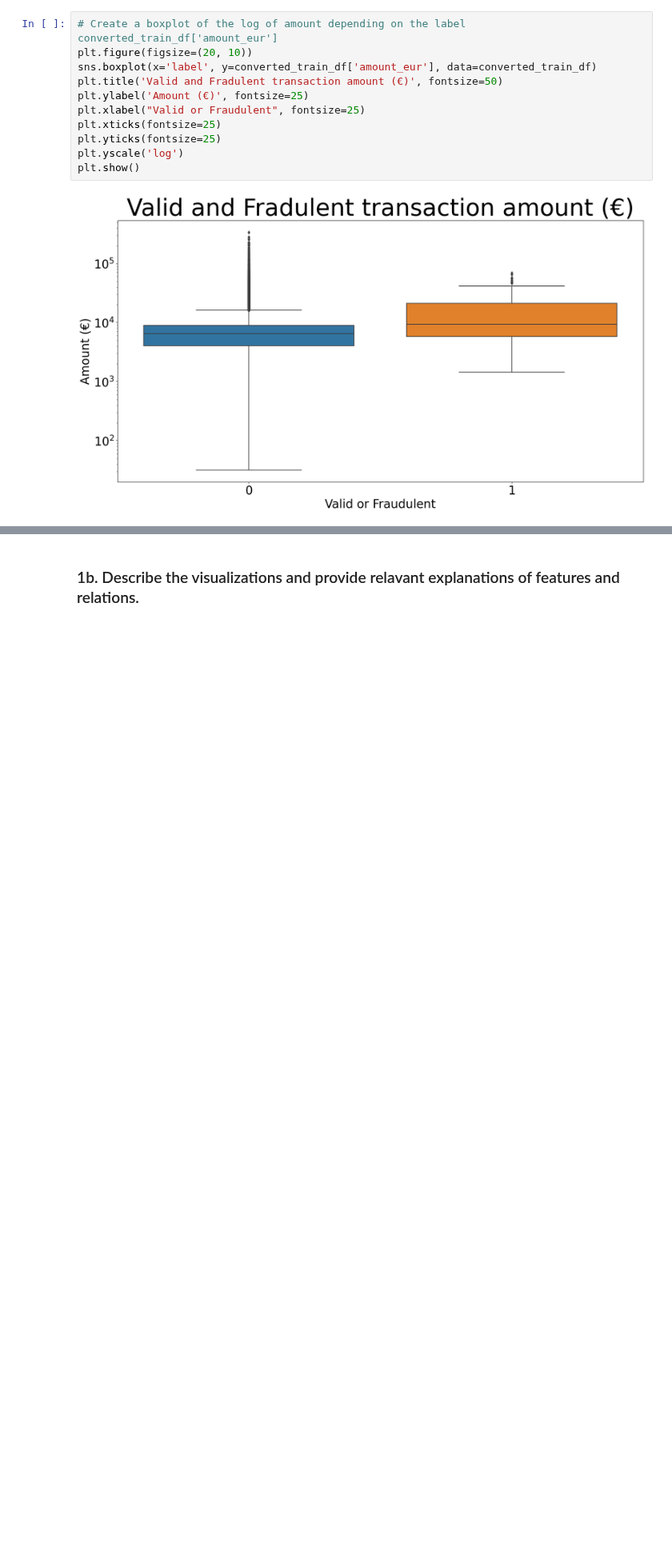
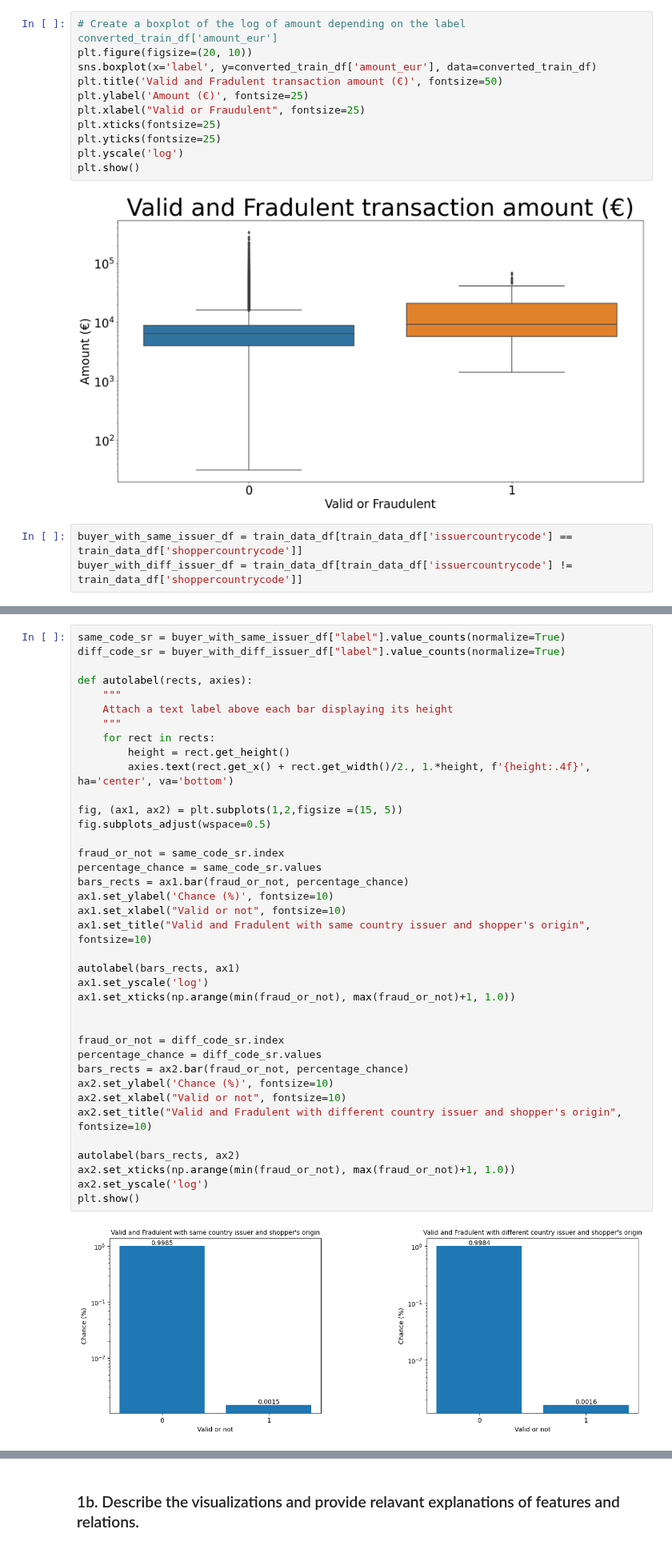
Before and after one commit to kbaran1998/CS4035-cyber-data, a Jupyter notebook: lab1/Lab1.ipynb, the cells around one changed output, grey strips where cells are left out. Shown at 80% size. Drawn from its saved outputs; the diff is of its cells as text; blank space fills up the shorter version.

```diff
--- a/lab1/Lab1.ipynb
+++ b/lab1/Lab1.ipynb
@@ -394,3 +318,6 @@ plt.yscale('log')
 plt.show()
 # %% [output]
 [figure]
+# %%
+buyer_with_same_issuer_df = train_data_df[train_data_df['issuercountrycode'] == train_data_df['shoppercountrycode']]
+buyer_with_diff_issuer_df = train_data_df[train_data_df['issuercountrycode'] != train_data_df['shoppercountrycode']]
@@ -396,0 +339,40 @@ plt.show()
+# %%
+same_code_sr = buyer_with_same_issuer_df["label"].value_counts(normalize=True)
+diff_code_sr = buyer_with_diff_issuer_df["label"].value_counts(normalize=True)
+
+def autolabel(rects, axies):
+    """
+    Attach a text label above each bar displaying its height
+    """
+    for rect in rects:
+        height = rect.get_height()
+        axies.text(rect.get_x() + rect.get_width()/2., 1.*height, f'{height:.4f}', ha='center', va='bottom')
+
+fig, (ax1, ax2) = plt.subplots(1,2,figsize =(15, 5))
+fig.subplots_adjust(wspace=0.5)
+
+fraud_or_not = same_code_sr.index
+percentage_chance = same_code_sr.values
+bars_rects = ax1.bar(fraud_or_not, percentage_chance)
+ax1.set_ylabel('Chance (%)', fontsize=10)
+ax1.set_xlabel("Valid or not", fontsize=10)
+ax1.set_title("Valid and Fradulent with same country issuer and shopper's origin", fontsize=10)
+
+autolabel(bars_rects, ax1)
+ax1.set_yscale('log')
+ax1.set_xticks(np.arange(min(fraud_or_not), max(fraud_or_not)+1, 1.0))
+
+
+fraud_or_not = diff_code_sr.index
+percentage_chance = diff_code_sr.values
+bars_rects = ax2.bar(fraud_or_not, percentage_chance)
+ax2.set_ylabel('Chance (%)', fontsize=10)
+ax2.set_xlabel("Valid or not", fontsize=10)
+ax2.set_title("Valid and Fradulent with different country issuer and shopper's origin", fontsize=10)
+
+autolabel(bars_rects, ax2)
+ax2.set_xticks(np.arange(min(fraud_or_not), max(fraud_or_not)+1, 1.0))
+ax2.set_yscale('log')
+plt.show()
+# %% [output]
+[figure, added]
```
Also changed, not shown: parts of 15 cells of this notebook.
